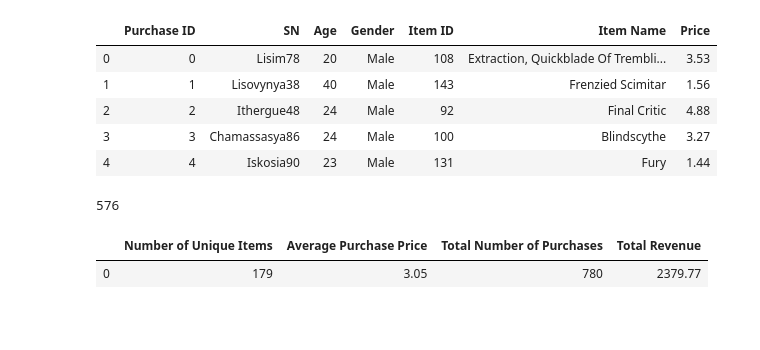
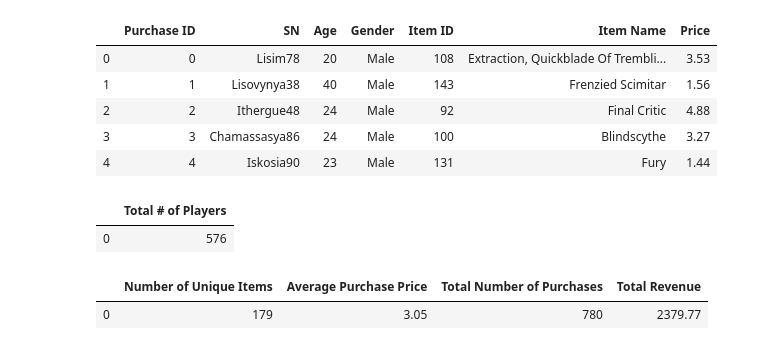
Before and after one commit to jehixson3/Analysis-of-Gaming-Data-using-Pandas, a Jupyter notebook: HeroesOfPymoli_pd.ipynb, the cells around one changed output. Saved outputs shown, nothing was run; the diff lists cells and outputs as text; code cells hidden in the pictures; blank space fills up the shorter version.

```diff
--- a/HeroesOfPymoli_pd.ipynb
+++ b/HeroesOfPymoli_pd.ipynb
@@ -4,12 +4,3 @@
 
 * Our peak age demographic falls between 20-24 (44.8%) with secondary groups falling between 15-19 (18.60%) and 25-29 (13.4%).
 -----
-# %%
-# Dependencies and Setup
-import pandas as pd
-
-# File to Load (Remember to Change These)
-file_to_load = "Resources/purchase_data.csv"
-
-# Read Purchasing File and store into Pandas data frame
-heropymol_purchase_df = pd.read_csv(file_to_load)
@@ -25,10 +18,15 @@ heropymol_purchase_df.head()
 | 4 | 4 | Iskosia90 | 23 | Male | 131 | Fury | 1.44 |
 # %%
 # Get Player Count
-total_players = heropymol_purchase_df['SN'].nunique()
-total_players
+players = {
+    'Total # of Players': [heropymol_purchase_df['SN'].nunique()]
+}
+
+players_count = pd.DataFrame(players)
+players_count
 # %% [output]
-576
+|  | Total # of Players |
+| 0 | 576 |
 # %%
 # Create calculations for Purchasing Analysis
 num_unique_items = heropymol_purchase_df['Item Name'].nunique()
```
Also changed, not shown: parts of 2 cells of this notebook.
